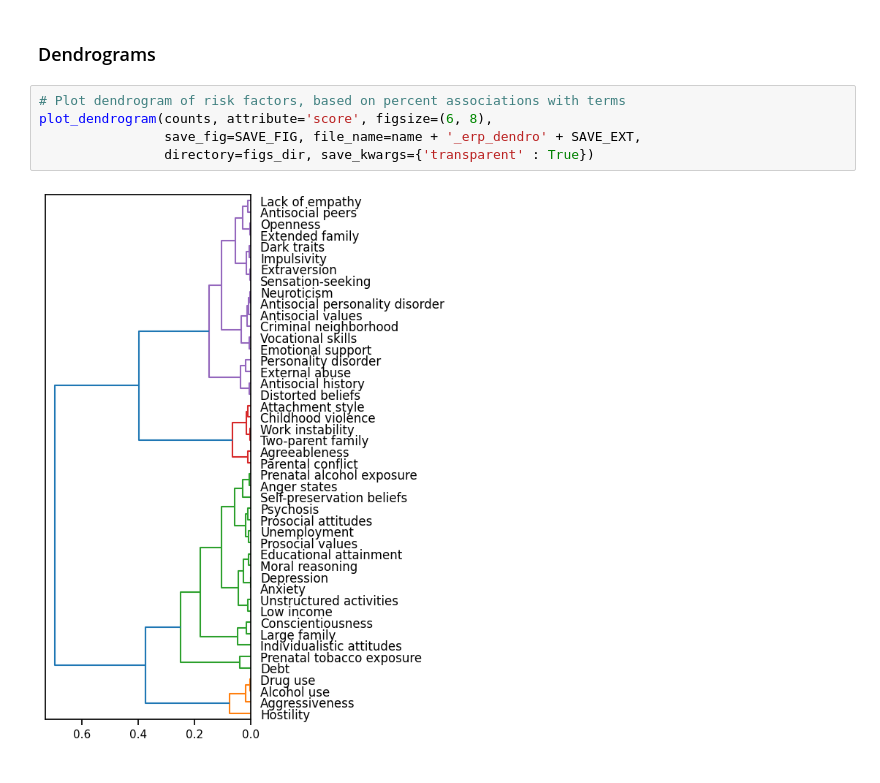
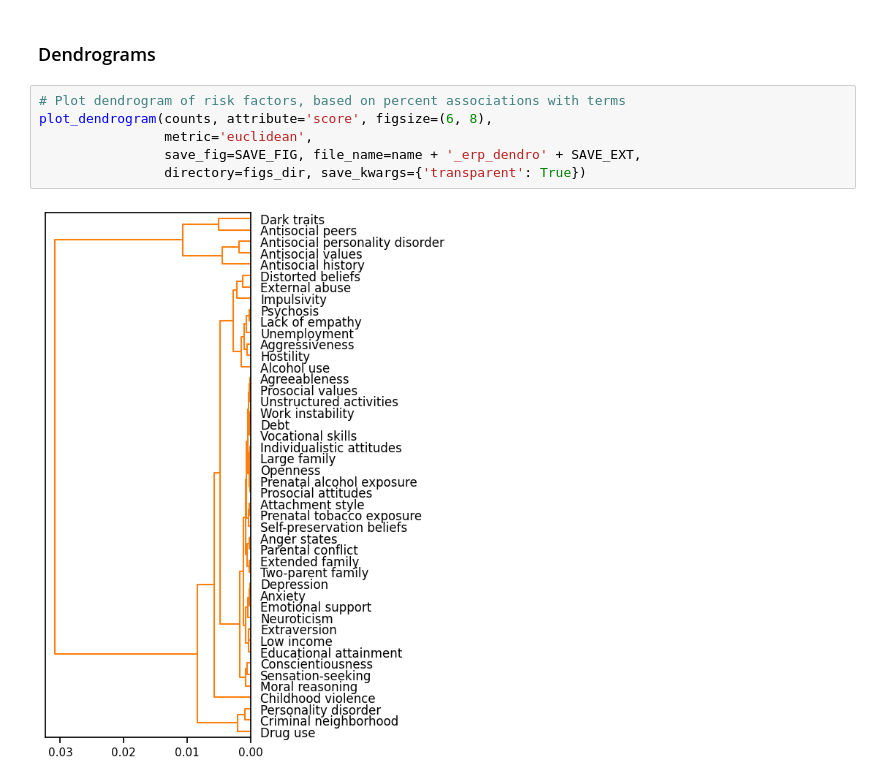
Before and after one commit to david-gallardo/ViolentRiskFactors, a Jupyter notebook: notebooks/05-CountsRecidivism.ipynb, the cells around one changed output. Saved outputs shown, nothing was run; the diff lists cells and outputs as text.

```diff
--- a/notebooks/05-CountsRecidivism.ipynb
+++ b/notebooks/05-CountsRecidivism.ipynb
@@ -298,10 +297,11 @@ plot_matrix(counts, linewidths=matrix_linewidths, figsize=(10, 7),
 # %%
 # Plot dendrogram of risk factors, based on percent associations with terms
 plot_dendrogram(counts, attribute='score', figsize=(6, 8),
+                metric='euclidean',
                 save_fig=SAVE_FIG, file_name=name + '_erp_dendro' + SAVE_EXT,
-                directory=figs_dir, save_kwargs={'transparent' : True})
+                directory=figs_dir, save_kwargs={'transparent': True})
 # %% [output]
-[figure, old version]
+[figure, new version]
 # %%
 # Plot dendrogram of termss, based on percent associations with risk factors
 plot_dendrogram(counts, attribute='score', transpose=True, figsize=(6, 8),
```
Also changed, not shown: parts of 3 cells of this notebook, 11 other files.
